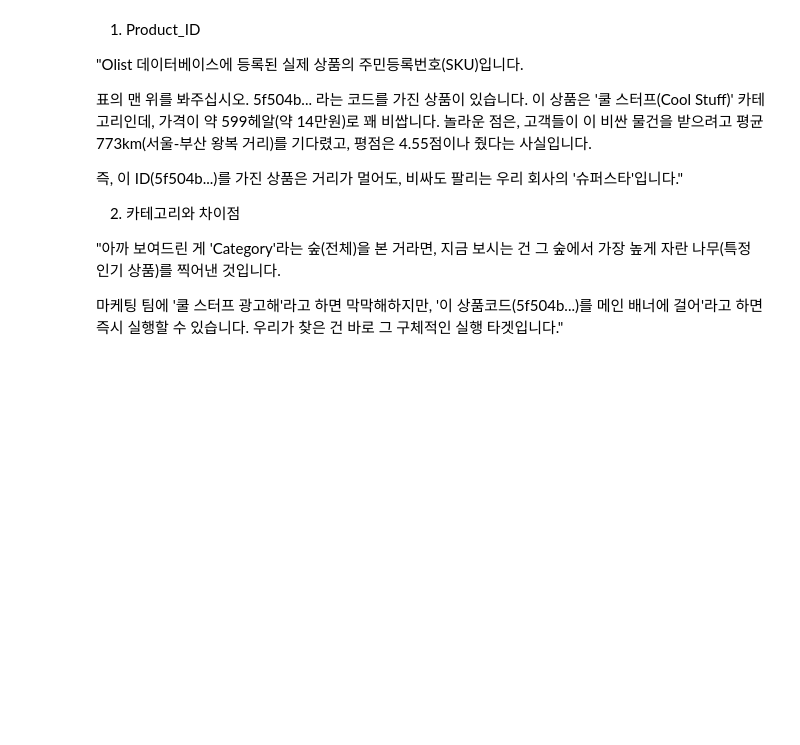
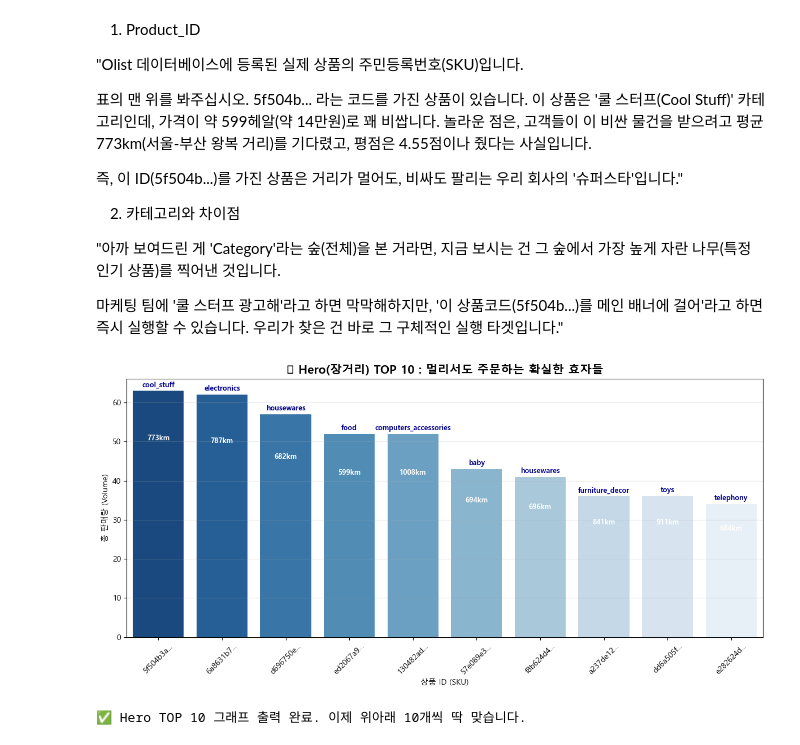
Before and after one commit to seunghee-data/aiffel-study, a Jupyter notebook: 0121Product.ipynb, the cells around one changed output. Cells and saved outputs as stored; diff of their text form; code cells hidden in the pictures; blank space fills up the shorter version.

```diff
--- a/0121Product.ipynb
+++ b/0121Product.ipynb
@@ -136,0 +152,53 @@ bed_bath_table f1c7f35307... 4.384106 569.118745     151 194.552053
+# %%
+# 조건: 거리 > 평균 & 평점 >= 4.5
+hero_items_10 = valid_items[
+    (valid_items['Distance'] > avg_dist) &
+    (valid_items['Score'] >= 4.5)
+].sort_values(by='Volume', ascending=False).head(10)  # ★여기를 10으로 바꿨습니다
+# %%
+# 3. 데이터 가공 (ID 줄이기)
+hero_display_10 = hero_items_10.copy()
+hero_display_10['Short_ID'] = hero_display_10['Product_ID'].str[:8] + "..."
+# %%
+# ------------------------------------------------------------------
+# 4. 그래프 그리기 (파란색 테마)
+# ------------------------------------------------------------------
+plt.rcParams['font.family'] = 'Malgun Gothic'
+plt.rcParams['axes.unicode_minus'] = False
+
+# 도화지(fig)와 그림판(ax) 동시 생성 (빈 그래프 방지)
+fig, ax = plt.subplots(figsize=(12, 6))
+# 막대 그래프 그리기 (Hero니까 파란색 계열 'Blues_r')
+sns.barplot(data=hero_display_10, x='Short_ID', y='Volume', palette='Blues_r', ax=ax)
+
+# 막대 위에 정보 표시
+for i, p in enumerate(ax.patches):
+    if i < len(hero_display_10):
+        height = p.get_height()
+        category = hero_display_10['Category'].iloc[i]
+        distance = hero_display_10['Distance'].iloc[i]
+
+        # 1. 카테고리 이름 (진한 파랑)
+        ax.text(p.get_x() + p.get_width()/2., height + 1,
+                f"{category}",
+                ha="center", fontsize=9, fontweight='bold', color='darkblue')
+
+        # 2. 거리 정보 (흰색)
+        ax.text(p.get_x() + p.get_width()/2., height - (height*0.2),
+                f"{int(distance)}km",
+                ha="center", fontsize=9, color='white', fontweight='bold')
+
+# 제목 및 라벨
+ax.set_title('🚀 Hero(장거리) TOP 10 : 멀리서도 주문하는 확실한 효자들', fontsize=15, fontweight='bold')
+ax.set_xlabel('상품 ID (SKU)')
+ax.set_ylabel('총 판매량 (Volume)')
+ax.tick_params(axis='x', rotation=45)
+ax.grid(axis='y', alpha=0.3)
+
+plt.tight_layout()
+plt.show()
+
+print("✅ Hero TOP 10 그래프 출력 완료. 이제 위아래 10개씩 딱 맞습니다.")
+# %% [output]
+[figure, added]
+✅ Hero TOP 10 그래프 출력 완료. 이제 위아래 10개씩 딱 맞습니다.
```
Also changed, not shown: parts of 2 cells of this notebook.
